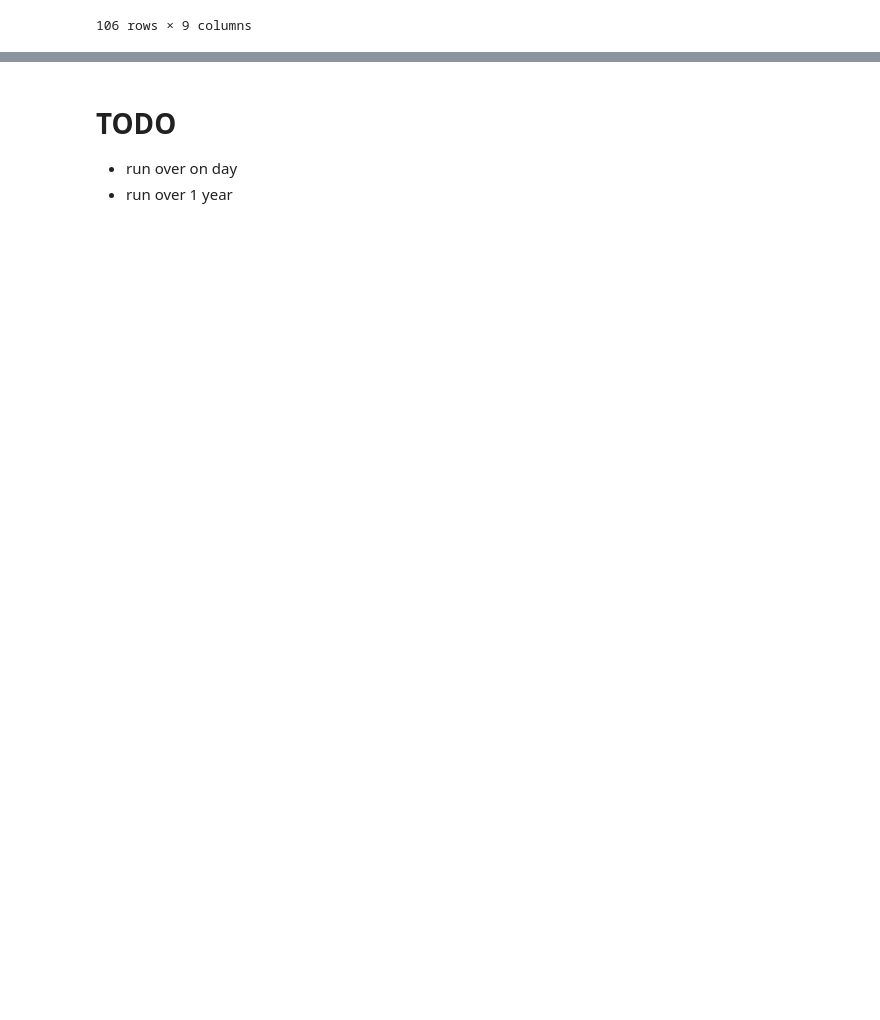
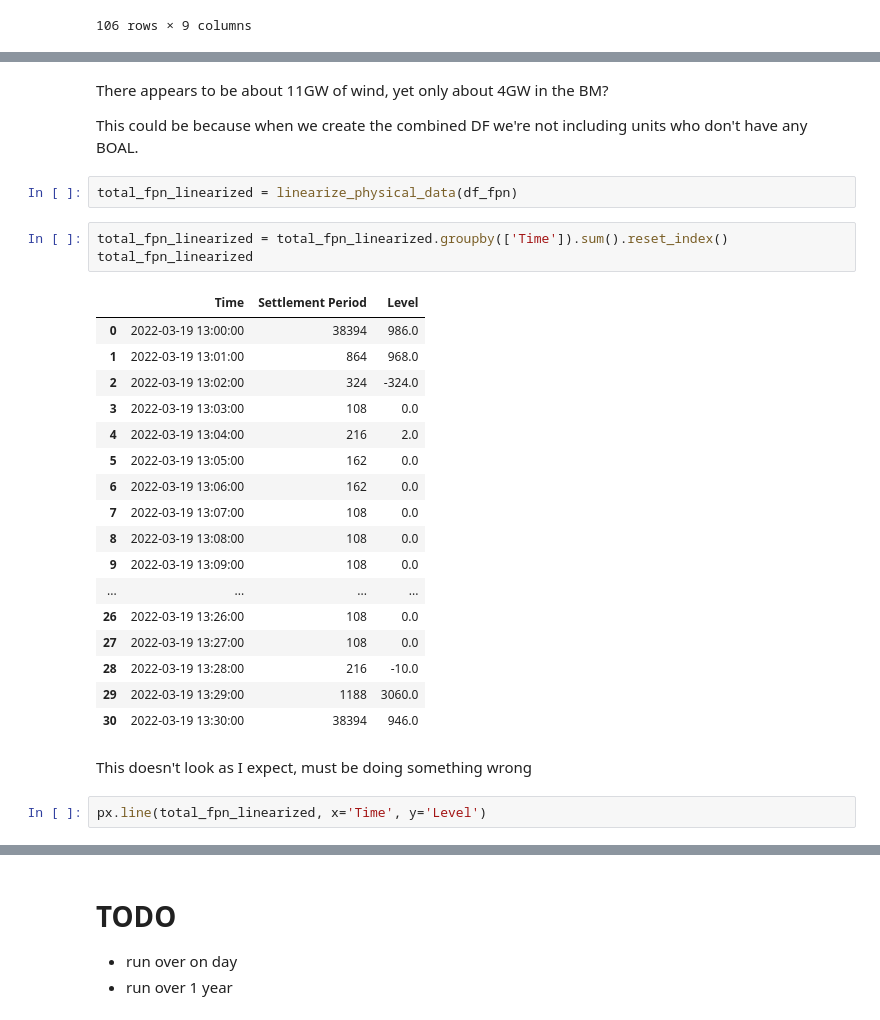
Before and after one commit to hackcollective/wind-curtailment, a Jupyter notebook: notebooks/bidoffer_all_units_one_SP.ipynb, the cells around one changed output, grey strips where cells are left out. Saved outputs shown, nothing was run; the diff lists cells and outputs as text; blank space fills up the shorter version.

```diff
--- a/notebooks/bidoffer_all_units_one_SP.ipynb
+++ b/notebooks/bidoffer_all_units_one_SP.ipynb
@@ -395,0 +386,31 @@ combined_df
+# %% [markdown]
+There appears to be about 11GW of wind, yet only about 4GW in the BM?
+
+This could be because when we create the combined DF we're not including units who don't have any BOAL.
+# %%
+total_fpn_linearized = linearize_physical_data(df_fpn)
+# %%
+total_fpn_linearized = total_fpn_linearized.groupby(['Time']).sum().reset_index()
+total_fpn_linearized
+# %% [output]
+|  | Time | Settlement Period | Level |
+| 0 | 2022-03-19 13:00:00 | 38394 | 986.0 |
+| 1 | 2022-03-19 13:01:00 | 864 | 968.0 |
+| 2 | 2022-03-19 13:02:00 | 324 | -324.0 |
+| 3 | 2022-03-19 13:03:00 | 108 | 0.0 |
+| 4 | 2022-03-19 13:04:00 | 216 | 2.0 |
+| 5 | 2022-03-19 13:05:00 | 162 | 0.0 |
+| 6 | 2022-03-19 13:06:00 | 162 | 0.0 |
+| 7 | 2022-03-19 13:07:00 | 108 | 0.0 |
+| 8 | 2022-03-19 13:08:00 | 108 | 0.0 |
+| 9 | 2022-03-19 13:09:00 | 108 | 0.0 |
+| ... | ... | ... | ... |
+| 26 | 2022-03-19 13:26:00 | 108 | 0.0 |
+| 27 | 2022-03-19 13:27:00 | 108 | 0.0 |
+| 28 | 2022-03-19 13:28:00 | 216 | -10.0 |
+| 29 | 2022-03-19 13:29:00 | 1188 | 3060.0 |
+| 30 | 2022-03-19 13:30:00 | 38394 | 946.0 |
+# %% [markdown]
+This doesn't look as I expect, must be doing something wrong
+# %%
+px.line(total_fpn_linearized, x='Time', y='Level')
```
Also changed, not shown: parts of 26 cells of this notebook, 1 other file.
